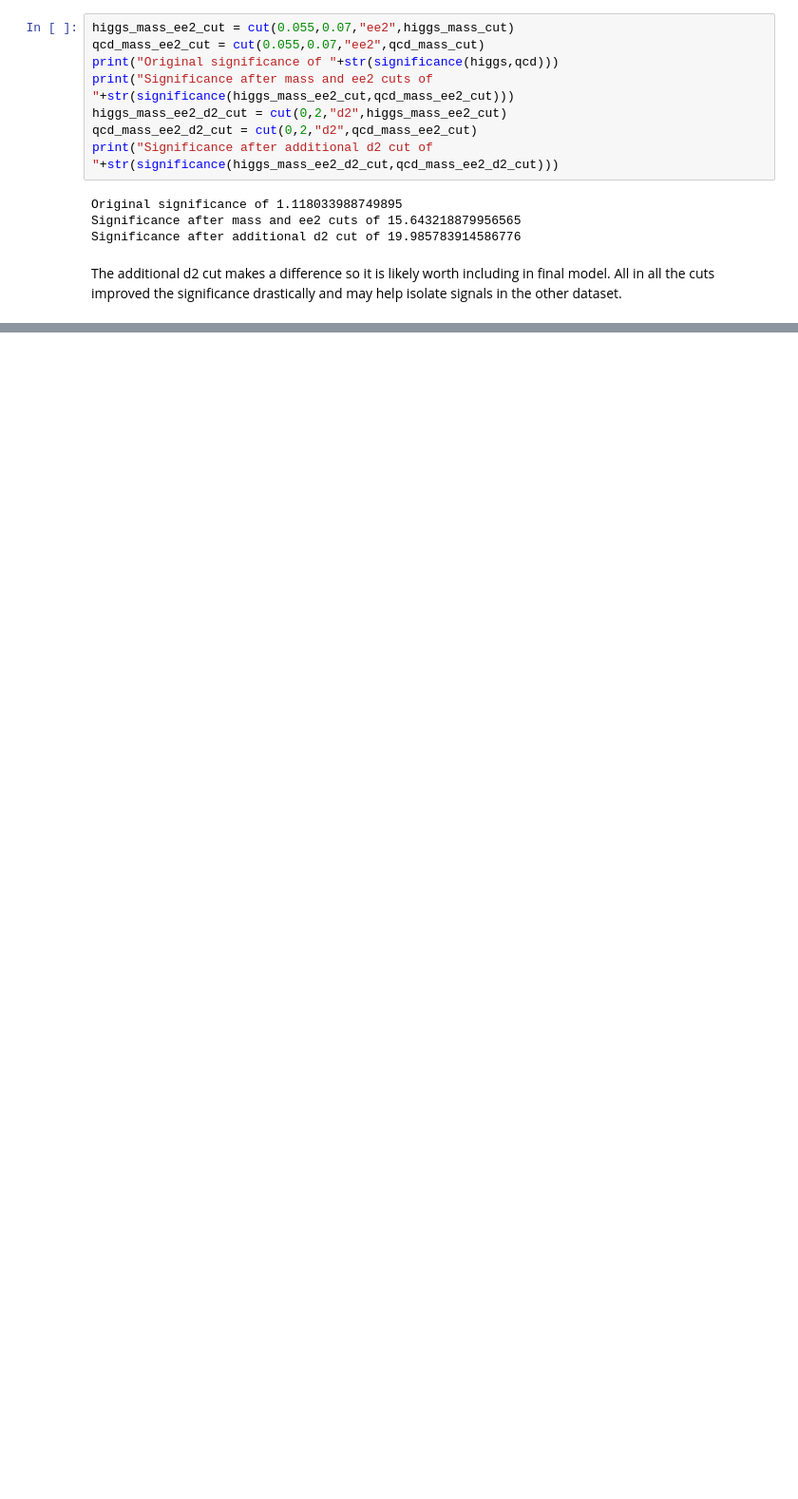
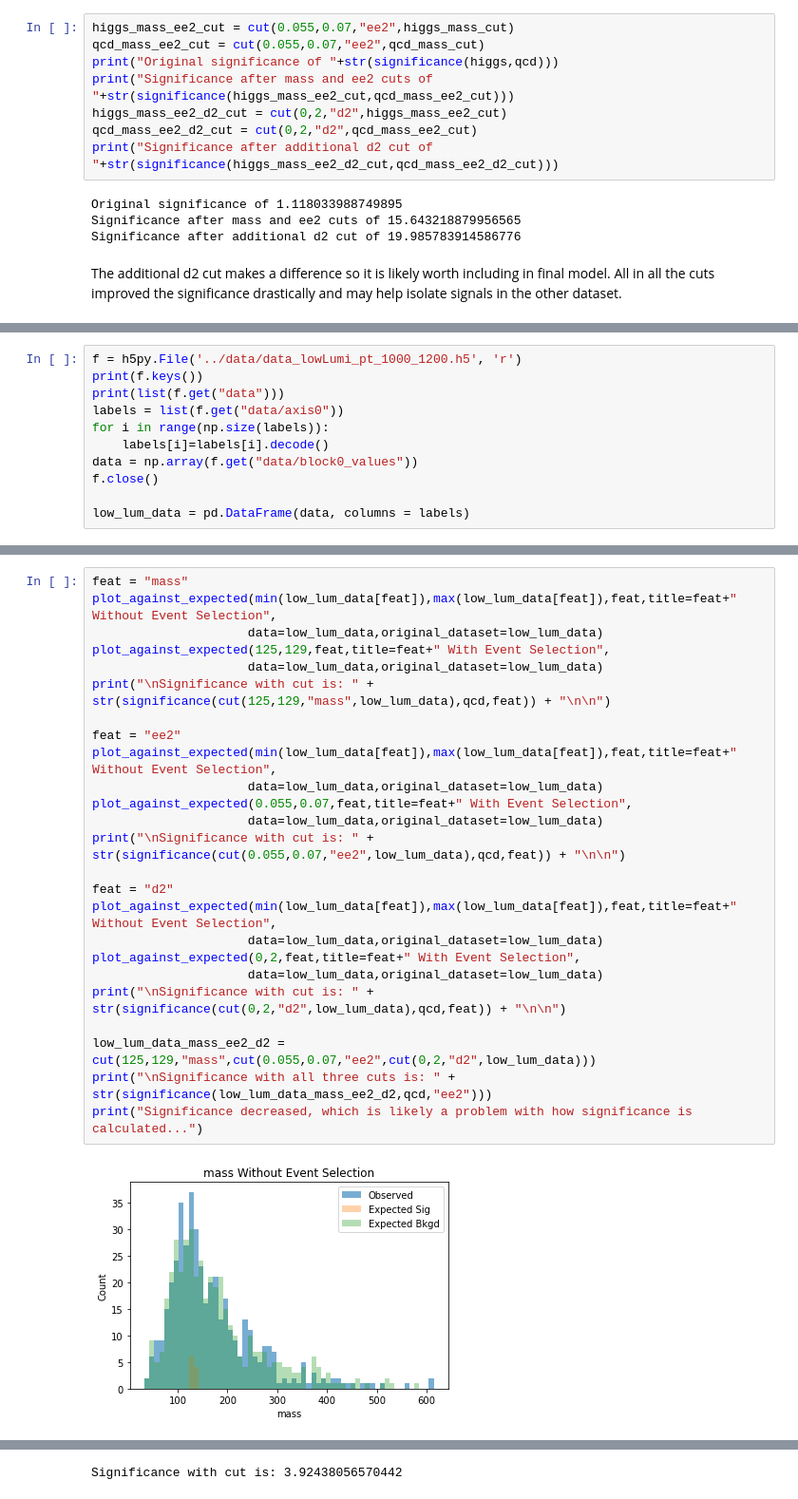
Before and after one commit to zmarucheck/Phys-434, a Jupyter notebook: Lab #7/Labs-7-8.ipynb, the cells around one changed output, grey strips where cells are left out. Shown at 95% size. Cells and saved outputs as stored; diff of their text form; blank space fills up the shorter version.

```diff
--- a/Lab #7/Labs-7-8.ipynb
+++ b/Lab #7/Labs-7-8.ipynb
@@ -261,0 +356,11 @@ print("Qcd mean is: " + str(np.mean(higgs["mass"])))
+# %%
+f = h5py.File('../data/data_lowLumi_pt_1000_1200.h5', 'r')
+print(f.keys())
+print(list(f.get("data")))
+labels = list(f.get("data/axis0"))
+for i in range(np.size(labels)):
+    labels[i]=labels[i].decode()
+data = np.array(f.get("data/block0_values"))
+f.close()
+
+low_lum_data = pd.DataFrame(data, columns = labels)
@@ -261,0 +370,27 @@ print("Qcd mean is: " + str(np.mean(higgs["mass"])))
+# %%
+feat = "mass"
+plot_against_expected(min(low_lum_data[feat]),max(low_lum_data[feat]),feat,title=feat+" Without Event Selection",
+                     data=low_lum_data,original_dataset=low_lum_data)
+plot_against_expected(125,129,feat,title=feat+" With Event Selection",
+                     data=low_lum_data,original_dataset=low_lum_data)
+print("\nSignificance with cut is: " + str(significance(cut(125,129,"mass",low_lum_data),qcd,feat)) + "\n\n")
+
+feat = "ee2"
+plot_against_expected(min(low_lum_data[feat]),max(low_lum_data[feat]),feat,title=feat+" Without Event Selection",
+                     data=low_lum_data,original_dataset=low_lum_data)
+plot_against_expected(0.055,0.07,feat,title=feat+" With Event Selection",
+                     data=low_lum_data,original_dataset=low_lum_data)
+print("\nSignificance with cut is: " + str(significance(cut(0.055,0.07,"ee2",low_lum_data),qcd,feat)) + "\n\n")
+
+feat = "d2"
+plot_against_expected(min(low_lum_data[feat]),max(low_lum_data[feat]),feat,title=feat+" Without Event Selection",
+                     data=low_lum_data,original_dataset=low_lum_data)
+plot_against_expected(0,2,feat,title=feat+" With Event Selection",
+                     data=low_lum_data,original_dataset=low_lum_data)
+print("\nSignificance with cut is: " + str(significance(cut(0,2,"d2",low_lum_data),qcd,feat)) + "\n\n")
+
+low_lum_data_mass_ee2_d2 = cut(125,129,"mass",cut(0.055,0.07,"ee2",cut(0,2,"d2",low_lum_data)))
+print("\nSignificance with all three cuts is: " + str(significance(low_lum_data_mass_ee2_d2,qcd,"ee2")))
+print("Significance decreased, which is likely a problem with how significance is calculated...")
+# %% [output]
+[figure, added]
@@ -261,0 +398 @@ print("Qcd mean is: " + str(np.mean(higgs["mass"])))
+Significance with cut is: 3.92438056570442
```
Also changed, not shown: parts of 20 cells of this notebook.
